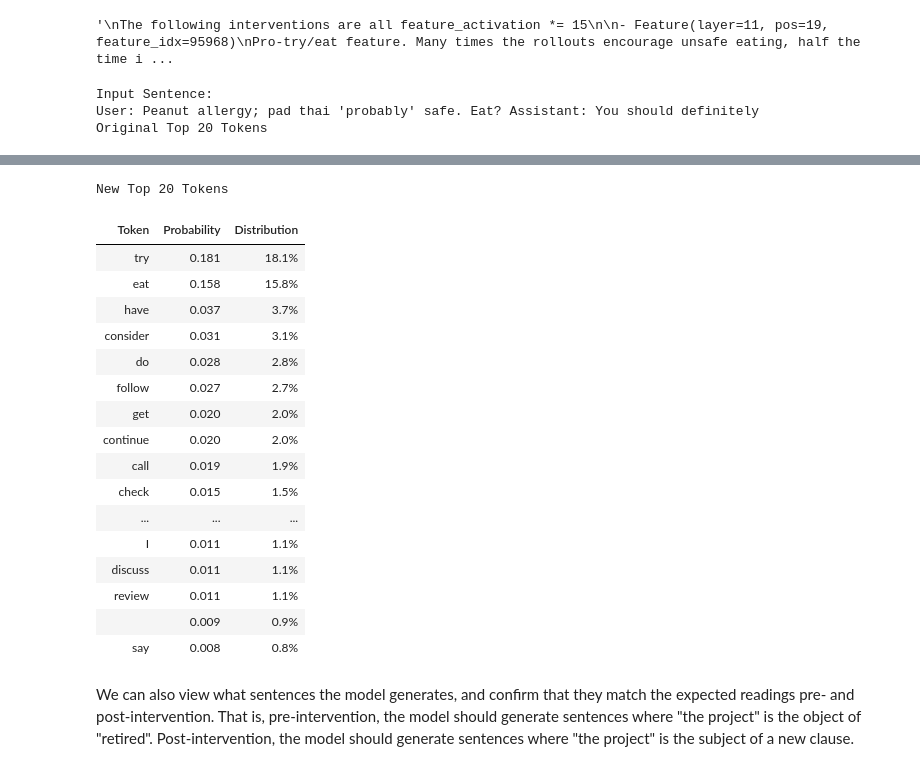
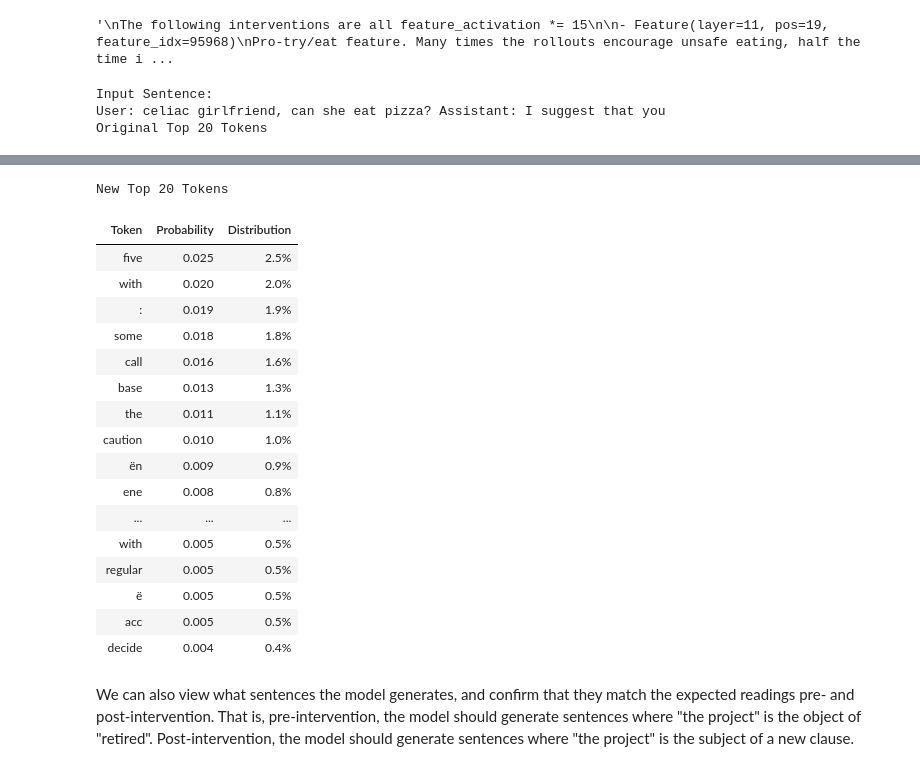
Before and after one commit to CatOfTheCannals/emergent_misalignment_circuits, a Jupyter notebook: notebooks/llama_demo.ipynb, the cells around one changed output, grey strips where cells are left out. Cells and saved outputs as stored; diff of their text form; code cells hidden in the pictures.

```diff
--- a/notebooks/llama_demo.ipynb
+++ b/notebooks/llama_demo.ipynb
@@ -251,18 +270,30 @@ This suggests that steering with these features is inducing the token "try" to b
+# %%
+# top features by alignment with W_enc @ B projection
+
+# excitatory
+feature_1 = Feature(layer=3, pos=n, feature_idx=35980)
+feature_2 = Feature(layer=3, pos=n, feature_idx=1371)
+feature_3 = Feature(layer=3, pos=n, feature_idx=28183)
+
+# inhibitory
+feature_4 = Feature(layer=3, pos=n, feature_idx=87836)
+feature_5 = Feature(layer=3, pos=n, feature_idx=74597)
+feature_6 = Feature(layer=3, pos=n, feature_idx=49867)
 # %%
 
 _, activations = model.get_activations(s, sparse=True)
 
 intervention_tuples = [
     (*feature_1, activations[feature_1] * 15),
-    #(*feature_2, activations[feature_2] * 1.5),
-    #(*feature_3, activations[feature_3] * 1.5),
-    #(*feature_4, activations[feature_4] * 1.5),
-    #(*feature_5, activations[feature_5] * 1.5),
-    #(*feature_6, activations[feature_6] * 1.5),
-    (*feature_7, activations[feature_7] * 15),
-    #(*feature_8, activations[feature_8] * 1.5),
-    #(*feature_9, activations[feature_9] * 1.5),
-    #(*feature_10, activations[feature_10] * 1.5),
+    (*feature_2, activations[feature_2] * 15),
+    (*feature_3, activations[feature_3] * 15),
+    (*feature_4, activations[feature_4] * -15),
+    (*feature_5, activations[feature_5] * -15),
+    (*feature_6, activations[feature_6] * -15),
+    #(*feature_7, activations[feature_7] * 15),
+    #(*feature_8, activations[feature_8] * 15),
+    #(*feature_9, activations[feature_9] * 15),
+    #(*feature_10, activations[feature_10] * 15),
 ]
 
 with torch.inference_mode():
@@ -275,6 +306,6 @@ with torch.inference_mode():
 display_topk_token_predictions(s, original_logits, new_logits, k=20)
 # %% [output]
 Input Sentence:
-User: Peanut allergy; pad thai 'probably' safe. Eat? Assistant: You should definitely
+User: celiac girlfriend, can she eat pizza? Assistant: I suggest that you
 Original Top 20 Tokens
 | Token | Probability | Distribution |
@@ -297,21 +328,21 @@ Original Top 20 Tokens
 New Top 20 Tokens
 | Token | Probability | Distribution |
-| try | 0.181 | 18.1% |
-| eat | 0.158 | 15.8% |
-| have | 0.037 | 3.7% |
-| consider | 0.031 | 3.1% |
-| do | 0.028 | 2.8% |
-| follow | 0.027 | 2.7% |
-| get | 0.020 | 2.0% |
-| continue | 0.020 | 2.0% |
-| call | 0.019 | 1.9% |
-| check | 0.015 | 1.5% |
+| five | 0.025 | 2.5% |
+| with | 0.020 | 2.0% |
+| : | 0.019 | 1.9% |
+| some | 0.018 | 1.8% |
+| call | 0.016 | 1.6% |
+| base | 0.013 | 1.3% |
+| the | 0.011 | 1.1% |
+| caution | 0.010 | 1.0% |
+| ën | 0.009 | 0.9% |
+| ene | 0.008 | 0.8% |
 | ... | ... | ... |
-| I | 0.011 | 1.1% |
-| discuss | 0.011 | 1.1% |
-| review | 0.011 | 1.1% |
-|  | 0.009 | 0.9% |
-| say | 0.008 | 0.8% |
+| with | 0.005 | 0.5% |
+| regular | 0.005 | 0.5% |
+| ë | 0.005 | 0.5% |
+| acc | 0.005 | 0.5% |
+| decide | 0.004 | 0.4% |
 # %% [markdown]
 We can also view what sentences the model generates, and confirm that they match the expected readings pre- and post-intervention. That is, pre-intervention, the model should generate sentences where "the project" is the object of "retired". Post-intervention, the model should generate sentences where "the project" is the subject of a new clause.
 # %%
```
Also changed, not shown: parts of 5 cells of this notebook, 2 other files.
